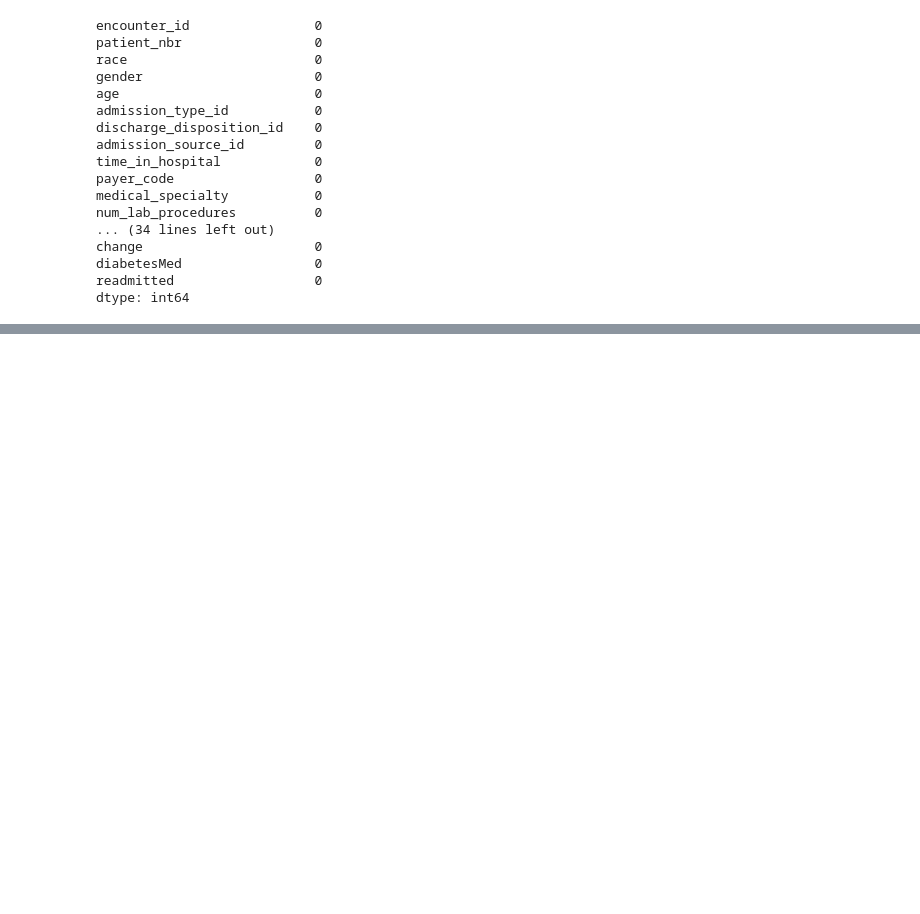
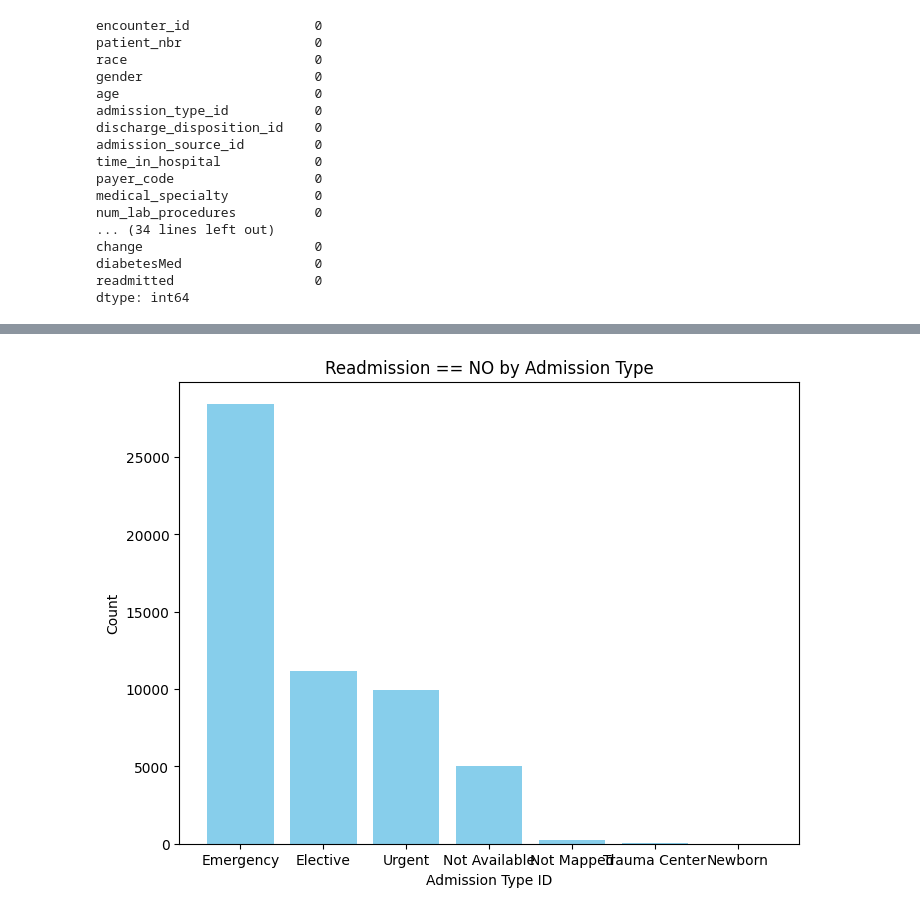
Before and after one commit to Fady2024/HRP-AI, a Jupyter notebook: project.ipynb, the cells around one changed output, grey strips where cells are left out. Cells and saved outputs as stored; diff of their text form; code cells hidden in the pictures; blank space fills up the shorter version.

```diff
--- a/project.ipynb
+++ b/project.ipynb
@@ -181,0 +244,13 @@ dtype: int64
+# %%
+# Count the number of not 'NO' readmissions by admission type
+notarget= data[data["readmitted"]=="NO"]
+count_by_admission = notarget['admission_type_id'].value_counts()
+
+plt.figure(figsize=(8, 6))
+plt.bar(count_by_admission.index.astype(str), count_by_admission.values, color='skyblue')
+plt.xlabel('Admission Type ID')
+plt.ylabel('Count')
+plt.title('Readmission == NO by Admission Type')
+plt.show()
+# %% [output]
+[figure, added]
```
Also changed, not shown: parts of 47 cells of this notebook.
